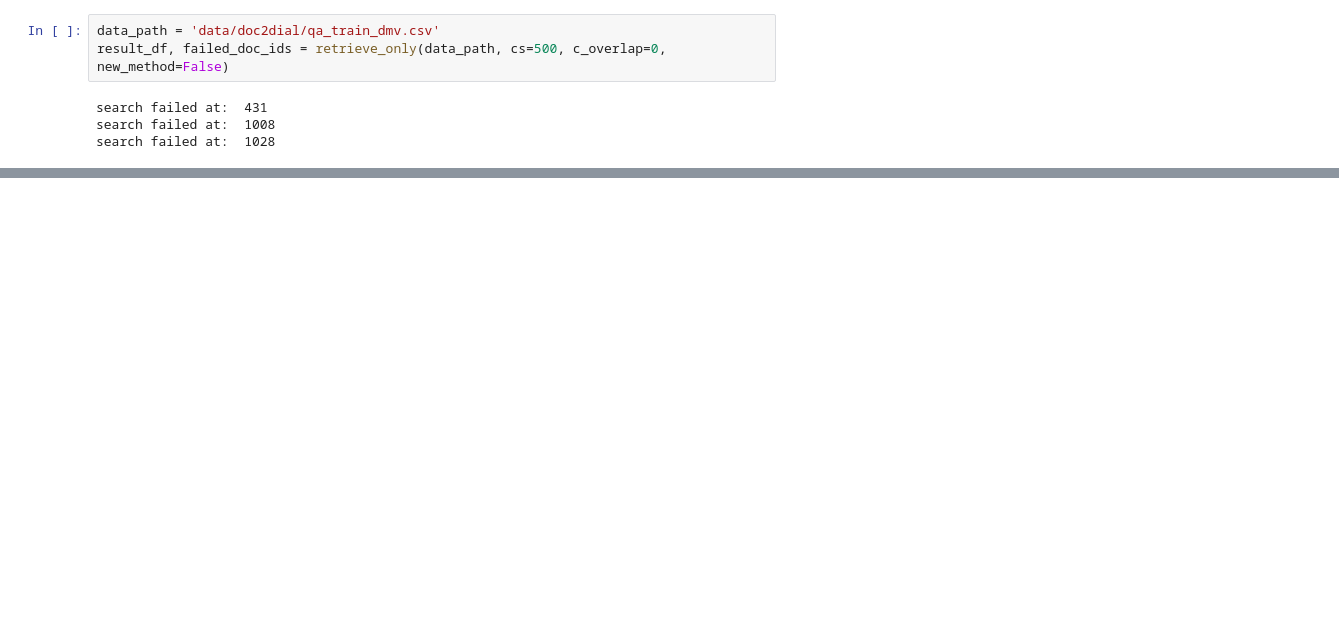
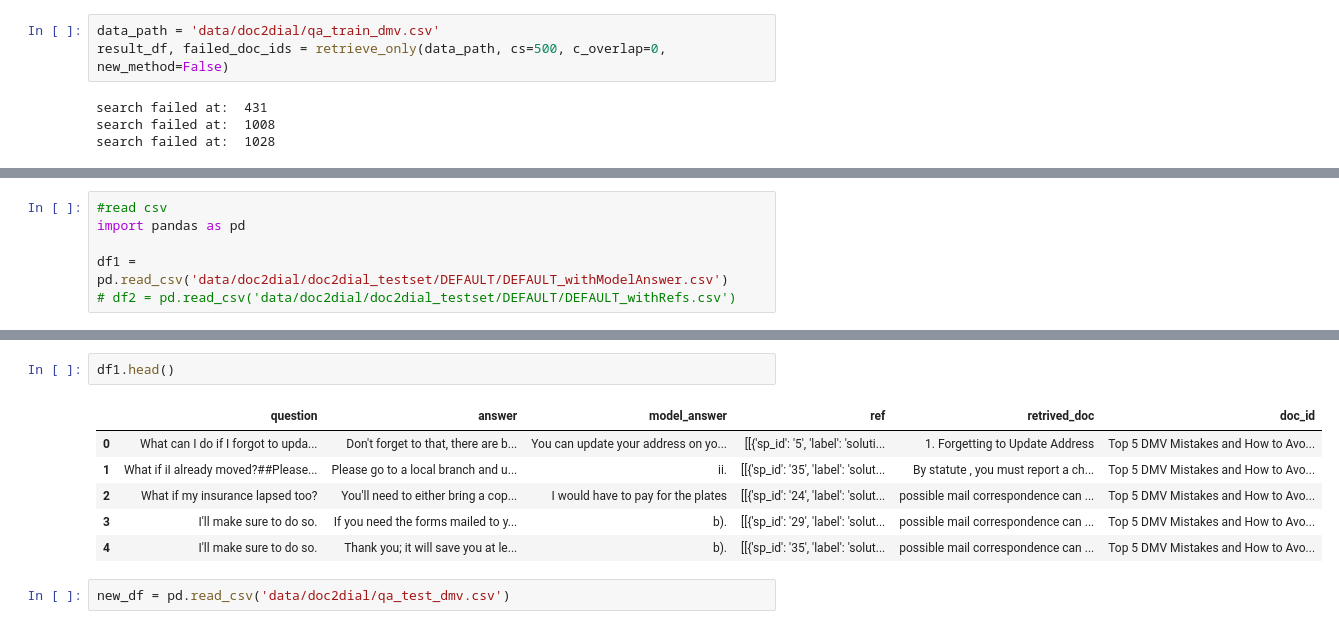
Before and after one commit to gong7788/Attributed-QA, a Jupyter notebook: playground.ipynb, the cells around one changed output, grey strips where cells are left out. Saved outputs shown, nothing was run; the diff lists cells and outputs as text; blank space fills up the shorter version.

```diff
--- a/playground.ipynb
+++ b/playground.ipynb
@@ -549,0 +582,6 @@ result_df.to_csv('data/doc2dial/qa_train_dmv_withRefs.csv', index=False)
+# %%
+#read csv
+import pandas as pd
+
+df1 = pd.read_csv('data/doc2dial/doc2dial_testset/DEFAULT/DEFAULT_withModelAnswer.csv')
+# df2 = pd.read_csv('data/doc2dial/doc2dial_testset/DEFAULT/DEFAULT_withRefs.csv')
@@ -549,0 +598,11 @@ result_df.to_csv('data/doc2dial/qa_train_dmv_withRefs.csv', index=False)
+# %%
+df1.head()
+# %% [output]
+|  | question | answer | model_answer | ref | retrived_doc | doc_id |
+| 0 | What can I do if I forgot to upda... | Don't forget to that, there are b... | You can update your address on yo... | [[{'sp_id': '5', 'label': 'soluti... | 1. Forgetting to Update Address | Top 5 DMV Mistakes and How to Avo... |
+| 1 | What if iI already moved?##Please... | Please go to a local branch and u... | ii. | [[{'sp_id': '35', 'label': 'solut... | By statute , you must report a ch... | Top 5 DMV Mistakes and How to Avo... |
+| 2 | What if my insurance lapsed too? | You'll need to either bring a cop... | I would have to pay for the plates | [[{'sp_id': '24', 'label': 'solut... | possible mail correspondence can ... | Top 5 DMV Mistakes and How to Avo... |
+| 3 | I'll make sure to do so. | If you need the forms mailed to y... | b). | [[{'sp_id': '29', 'label': 'solut... | possible mail correspondence can ... | Top 5 DMV Mistakes and How to Avo... |
+| 4 | I'll make sure to do so. | Thank you; it will save you at le... | b). | [[{'sp_id': '35', 'label': 'solut... | possible mail correspondence can ... | Top 5 DMV Mistakes and How to Avo... |
+# %%
+new_df = pd.read_csv('data/doc2dial/qa_test_dmv.csv')
```
Also changed, not shown: parts of 14 cells of this notebook, 13 other files.
